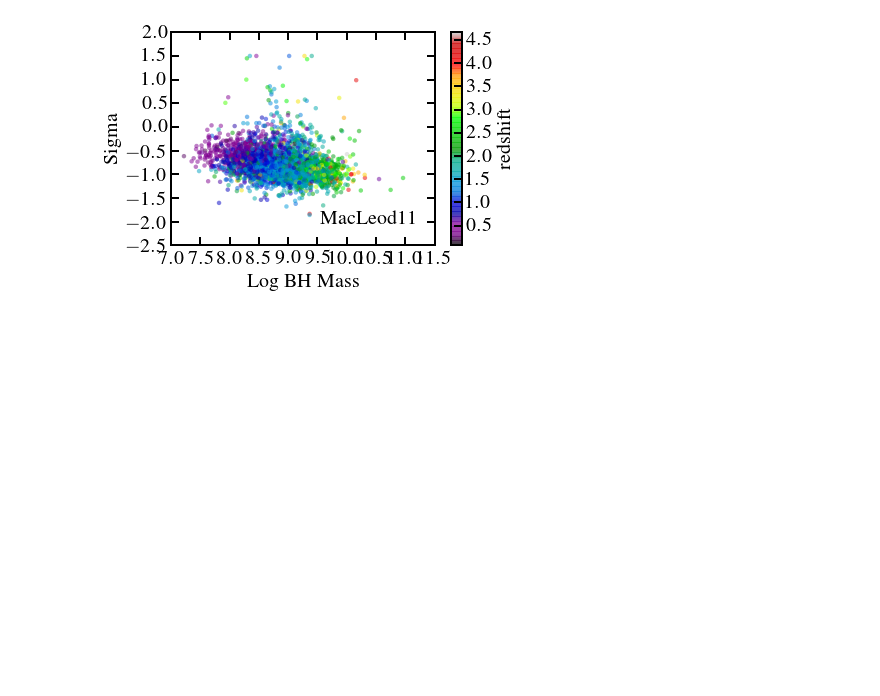
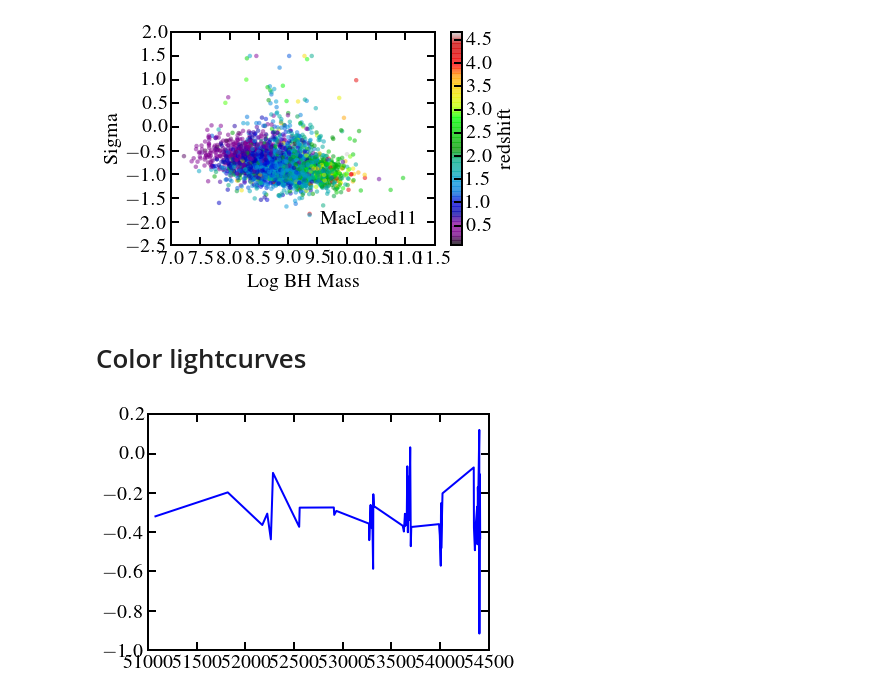
Before and after one commit to jmoreno28/QSO_S82_DRW_vs_DHO, a Jupyter notebook: PreviewLightcurvefiles.ipynb, the cells around one changed output. Drawn from its saved outputs; the diff is of its cells as text; code cells hidden in the pictures; blank space fills up the shorter version.

Commit message:
made color lightcurve

```diff
--- a/PreviewLightcurvefiles.ipynb
+++ b/PreviewLightcurvefiles.ipynb
@@ -121,3 +121,28 @@ plt.legend(loc='lower right',frameon=False,markerscale=0)
 plt.tight_layout()
 # %% [output]
 [figure]
+# %% [markdown]
+# Color lightcurves
+# %%
+def colorLightcurves(test, labels = False):
+    bands = ['u','g','r','i','z']
+
+    v0 = bands[0]
+    v1 = bands[1]
+    mask = (test[v0] > -99) & (test[v0+'_err'] < 99) & (test[v1] > -99) & (test[v1+'_err'] < 99)
+    fluxu, erroru = luptitude_to_flux(test[v0][mask], test[v0+'_err'][mask], v0)
+    fluxg, errorg = luptitude_to_flux(test[v1][mask], test[v1+'_err'][mask], v1)
+    ugflux, ugerr = np.log(fluxu/fluxg), np.sqrt(erroru**2 + errorg**2)
+
+
+    #grflux, grerr = luptitude_to_flux(test[v][mask], test[v+'_err'][mask], v)
+
+    f = plt.plot(test['MJD_'+v0][mask], ugflux, label = v0+'-'+v1)
+    if labels == True:
+        plt.legend(loc = 'best')
+    plt.tight_layout()
+# %%
+test = pd.read_csv(lcs[value], delimiter = ' ',names=names)
+colorLightcurves(test)
+# %% [output]
+[figure, added]
```
Also changed, not shown: parts of 2 cells of this notebook.
